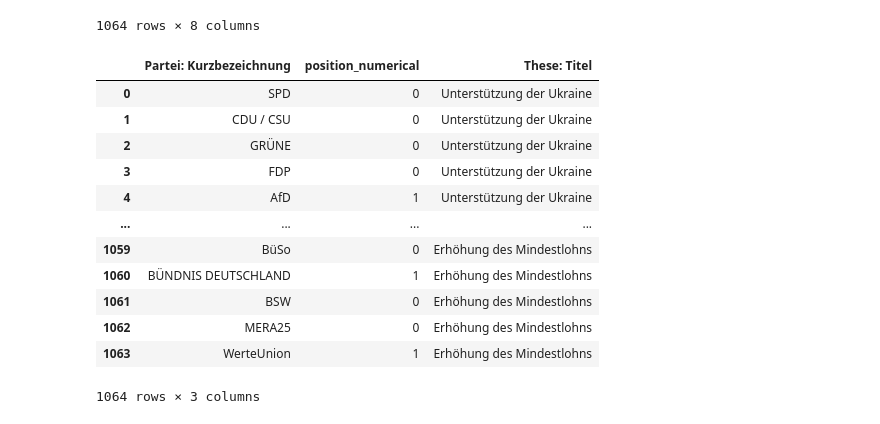
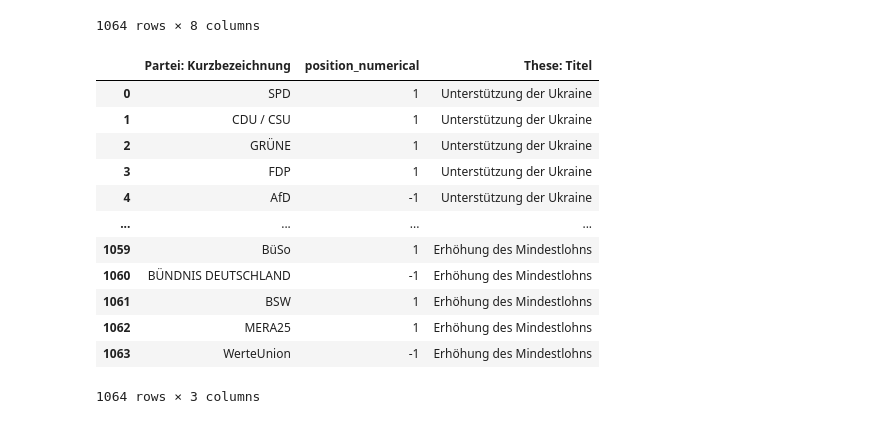
Before and after one commit to AndelasOne/clustering-wahl-o-mat, a Jupyter notebook: agglomerative_clustering.ipynb, the cells around one changed output. Saved outputs shown, nothing was run; the diff lists cells and outputs as text; code cells hidden in the pictures.

```diff
--- a/agglomerative_clustering.ipynb
+++ b/agglomerative_clustering.ipynb
@@ -25,23 +25,35 @@ dataset
 | 1063 | 28 | WerteUnion | WerteUnion | 38 | Erhöhung des Mindestlohns | Der gesetzliche Mindestlohn soll ... | ... |
 1064 rows × 8 columns
 # %%
+def map_position_to_numerical(position):
+    if position == "stimme zu":
+        return 1
+    elif position == "neutral":
+        return 0
+    elif position == "stimme nicht zu":
+        return -1
+    else:
+        raise ValueError("Invalid position value")
+
 position_categories = list(dataset["Position: Position"].unique())
-dataset["position_numerical"] = dataset["Position: Position"].apply(lambda x: position_categories.index(x))
+dataset["position_numerical"] = dataset["Position: Position"].apply(lambda x: map_position_to_numerical(x))
+
+
 dataset = dataset[["Partei: Kurzbezeichnung", "position_numerical", "These: Titel"]]
 dataset
 # %% [output]
 |  | Partei: Kurzbezeichnung | position_numerical | These: Titel |
-| 0 | SPD | 0 | Unterstützung der Ukraine |
-| 1 | CDU / CSU | 0 | Unterstützung der Ukraine |
-| 2 | GRÜNE | 0 | Unterstützung der Ukraine |
-| 3 | FDP | 0 | Unterstützung der Ukraine |
-| 4 | AfD | 1 | Unterstützung der Ukraine |
+| 0 | SPD | 1 | Unterstützung der Ukraine |
+| 1 | CDU / CSU | 1 | Unterstützung der Ukraine |
+| 2 | GRÜNE | 1 | Unterstützung der Ukraine |
+| 3 | FDP | 1 | Unterstützung der Ukraine |
+| 4 | AfD | -1 | Unterstützung der Ukraine |
 | ... | ... | ... | ... |
-| 1059 | BüSo | 0 | Erhöhung des Mindestlohns |
-| 1060 | BÜNDNIS DEUTSCHLAND | 1 | Erhöhung des Mindestlohns |
-| 1061 | BSW | 0 | Erhöhung des Mindestlohns |
-| 1062 | MERA25 | 0 | Erhöhung des Mindestlohns |
-| 1063 | WerteUnion | 1 | Erhöhung des Mindestlohns |
+| 1059 | BüSo | 1 | Erhöhung des Mindestlohns |
+| 1060 | BÜNDNIS DEUTSCHLAND | -1 | Erhöhung des Mindestlohns |
+| 1061 | BSW | 1 | Erhöhung des Mindestlohns |
+| 1062 | MERA25 | 1 | Erhöhung des Mindestlohns |
+| 1063 | WerteUnion | -1 | Erhöhung des Mindestlohns |
 1064 rows × 3 columns
 # %%
 pivot = dataset.pivot(index="These: Titel" , columns="Partei: Kurzbezeichnung", values="position_numerical")
```
Also changed, not shown: parts of 3 cells of this notebook, 1 other file.
